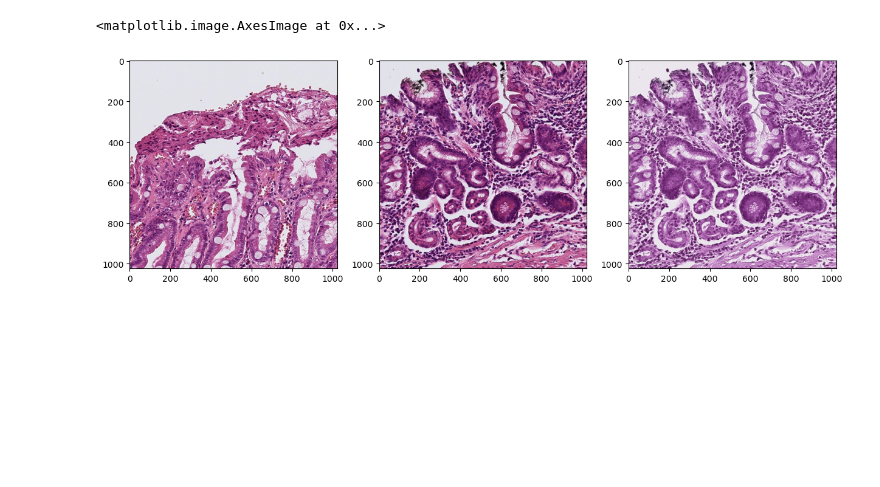
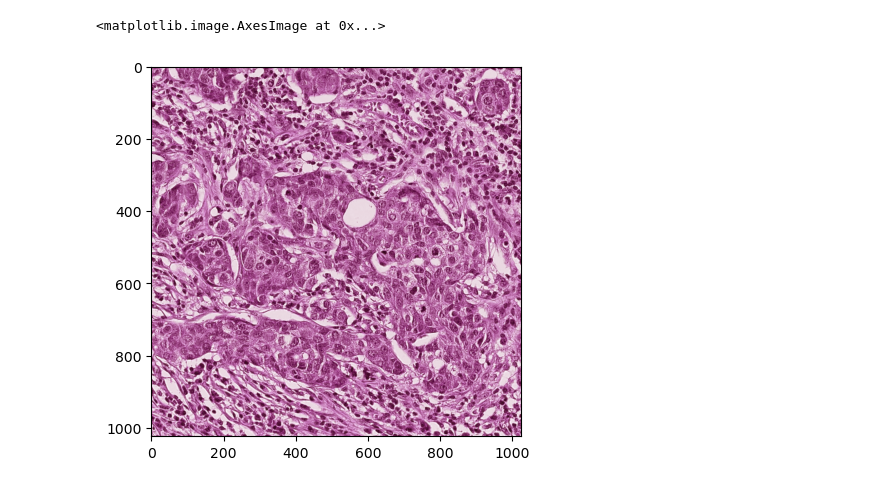
Before and after one commit to Leeyoungsup/24_NIA_histopathology, a Jupyter notebook: color_Normalization.ipynb, the cells around one changed output. Drawn from its saved outputs; the diff is of its cells as text; code cells hidden in the pictures; blank space fills up the shorter version.

```diff
--- a/color_Normalization.ipynb
+++ b/color_Normalization.ipynb
@@ -1,4 +1,5 @@
 # %%
+
 from glob import glob
 import os
 from PIL import Image
@@ -6,7 +7,9 @@ import staintools
 import matplotlib.pyplot as plt
 import warnings
 import cv2
+import numpy as np
+import shutil
+from tqdm import tqdm
+from collections import Counter
+data_path='../../data/normalization_type/Notstandard/'
+save_path='../../data/normalization_type/standard/'
-# %%
-class_list=['유형1','유형2']
-data_path='../../data/origin_type/STNT/'
-save_path='../../data/normalization_type/STNT/'
@@ -24,13 +15,0 @@ transformed_2 = normalizer.transform(to_transform)
-# %%
-plt.figure(figsize=(15,10))
-plt.subplot(1,3,1)
-plt.imshow(target)
-
-plt.subplot(1,3,2)
-plt.imshow(to_transform)
-
-plt.subplot(1,3,3)
-plt.imshow(transformed_2)
-# %% [output]
-<matplotlib.image.AxesImage at 0x...>
-[figure, removed]
@@ -36,0 +26,21 @@ plt.imshow(transformed_2)
+# %%
+data_list=glob(data_path+'/*.jpeg')
+target = staintools.read_image('../../data/normalization_type/NIA6_R_BRID_BRCA-SS-00234-S-TP-02_37_38.jpeg')
+normalizer = staintools.StainNormalizer(method='macenko')
+normalizer.fit(target)
+for j in tqdm(range(len(data_list))):
+    to_transform = staintools.read_image(data_list[j])
+    warnings.simplefilter('ignore')
+    transformed_2 = normalizer.transform(to_transform)
+    transformed_2=cv2.cvtColor(transformed_2, cv2.COLOR_RGB2BGR)
+    cv2.imwrite(save_path+os.path.basename(data_list[j]), transformed_2)
+# %%
+j=9
+to_transform = staintools.read_image(data_list[j])
+warnings.simplefilter('ignore')
+transformed_2 = normalizer.transform(to_transform)
+transformed_2=cv2.cvtColor(transformed_2, cv2.COLOR_RGB2BGR)
+plt.imshow(transformed_2)
+# %% [output]
+<matplotlib.image.AxesImage at 0x...>
+[figure, added]
```
Also changed, not shown: parts of 5 cells of this notebook, 3 other files.
